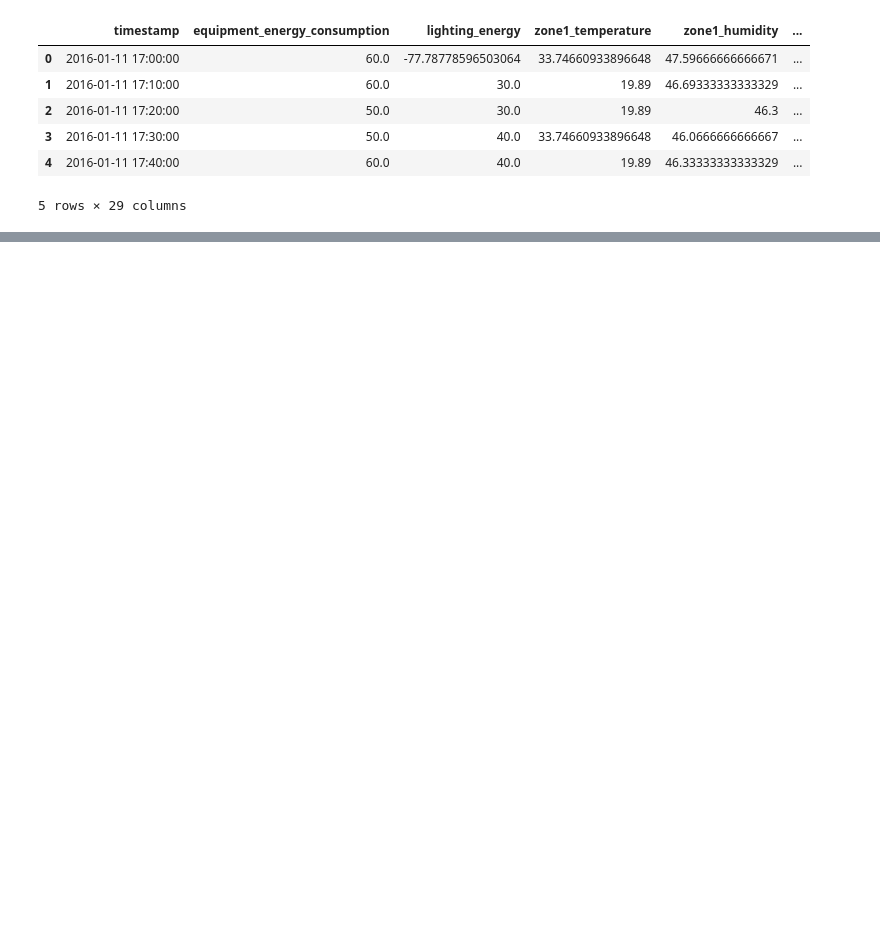
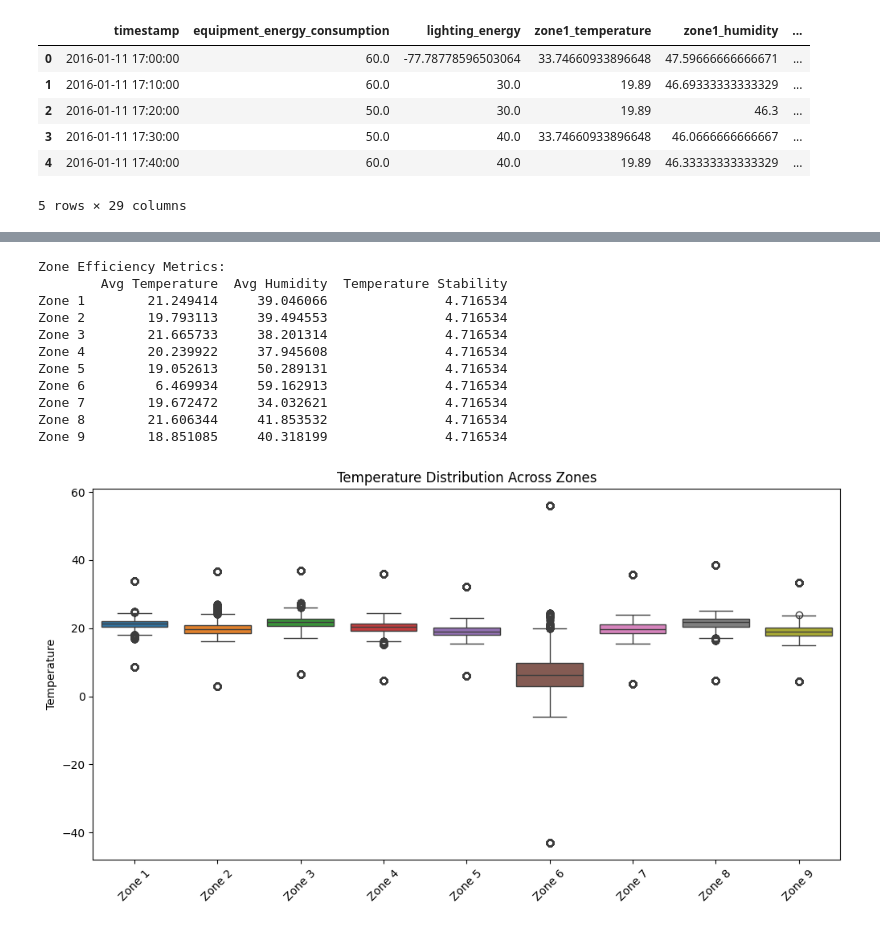
Before and after one commit to sarathkumar1304/DS-Intern-Assignment-Sarath_Kumar, a Jupyter notebook: notebooks/research.ipynb, the cells around one changed output, grey strips where cells are left out. Saved outputs shown, nothing was run; the diff lists cells and outputs as text; code cells hidden in the pictures; blank space fills up the shorter version.

```diff
--- a/notebooks/research.ipynb
+++ b/notebooks/research.ipynb
@@ -56,0 +163,47 @@ dtype: float64
+# %%
+# Calculate average energy consumption and environmental metrics per zone
+zone_metrics = pd.DataFrame()
+
+# Get temperature and humidity averages for each zone
+for i in range(1, 10):  # Zones 1-9
+    temp_col = f'zone{i}_temperature'
+    humid_col = f'zone{i}_humidity'
+
+    if temp_col in df.columns and humid_col in df.columns:
+        zone_metrics.loc[f'Zone {i}', 'Avg Temperature'] = pd.to_numeric(df[temp_col], errors='coerce').mean()
+        zone_metrics.loc[f'Zone {i}', 'Avg Humidity'] = pd.to_numeric(df[humid_col], errors='coerce').mean()
+
+# Calculate efficiency metrics
+zone_metrics['Temperature Stability'] = zone_metrics['Avg Temperature'].std()
+zone_metrics = zone_metrics.sort_values('Temperature Stability')
+
+print("\
+Zone Efficiency Metrics:")
+print(zone_metrics)
+
+# Visualize temperature distribution across zones
+plt.figure(figsize=(12, 6))
+temp_data = pd.DataFrame()
+for i in range(1, 10):
+    col = f'zone{i}_temperature'
+    if col in df.columns:
+        temp_data[f'Zone {i}'] = pd.to_numeric(df[col], errors='coerce')
+
+sns.boxplot(data=temp_data)
+plt.title('Temperature Distribution Across Zones')
+plt.ylabel('Temperature')
+plt.xticks(rotation=45)
+plt.show()
+# %% [output]
+Zone Efficiency Metrics:
+        Avg Temperature  Avg Humidity  Temperature Stability
+Zone 1        21.249414     39.046066               4.716534
+Zone 2        19.793113     39.494553               4.716534
+Zone 3        21.665733     38.201314               4.716534
+Zone 4        20.239922     37.945608               4.716534
+Zone 5        19.052613     50.289131               4.716534
+Zone 6         6.469934     59.162913               4.716534
+Zone 7        19.672472     34.032621               4.716534
+Zone 8        21.606344     41.853532               4.716534
+Zone 9        18.851085     40.318199               4.716534
+[figure, added]
```
Also changed, not shown: parts of 14 cells of this notebook.
